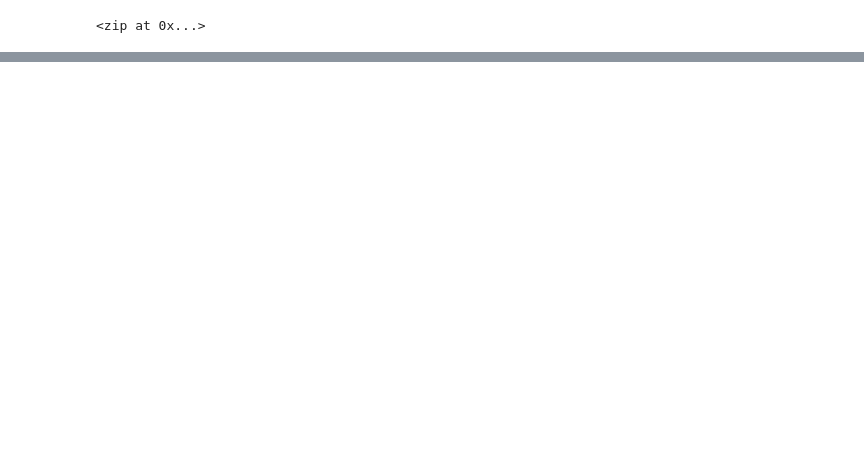
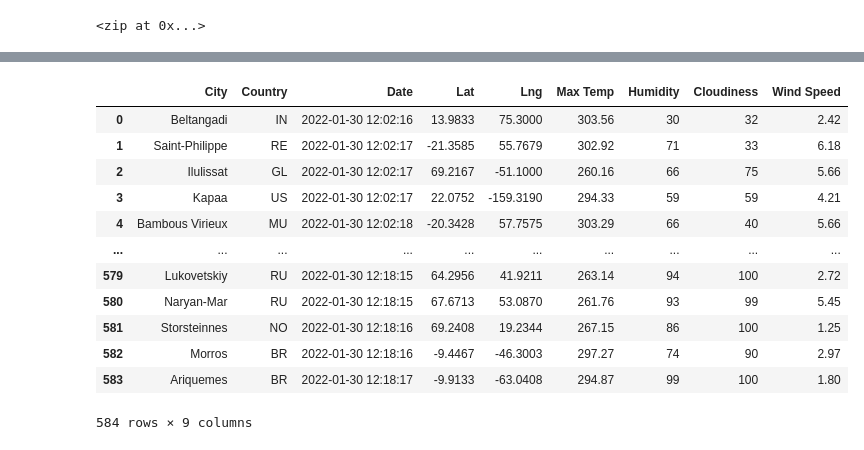
Before and after one commit to HibahAhmed/World_Weather_Analysis, a Jupyter notebook: WeatherPy.ipynb, the cells around one changed output, grey strips where cells are left out. Cells and saved outputs as stored; diff of their text form; code cells hidden in the pictures; blank space fills up the shorter version.

```diff
--- a/WeatherPy.ipynb
+++ b/WeatherPy.ipynb
@@ -39,5 +40,6 @@ import requests
 from config import weather_api_key
 # %%
 # Starting URL for Weather Map API Call.
-url = "http://api.openweathermap.org/data/2.5/weather?units=Imperial&APPID=" + weather_api_key
-print(url)
+#url = "http://api.openweathermap.org/data/2.5/weather?units=Imperial&APPID=" + weather_api_key
+#print(url)
+url = f"http://api.openweathermap.org/data/2.5/weather?&appid={weather_api_key}"
@@ -54,27 +54,13 @@ print("-----------------------------")
 record_count = 1
 set_count = 1
 
-# Loop through all the cities in our list.
-for i in range(len(cities)):
+# Loop through all the cities in the list.
+for i, city in enumerate(cities):
 
     # Group cities in sets of 50 for logging purposes.
     if (i % 50 == 0 and i >= 50):
         set_count += 1
         record_count = 1
-        time.sleep(60)
-
-    # Create endpoint URL with each city.
-    city_url = url + "&q=" + cities[i]
-
-# for i, item in enumerate(list):
-
-    # Loop through all the cities in the list.
-    for i, city in enumerate(cities):
-
-    # Group cities in sets of 50 for logging purposes.
-        if (i % 50 == 0 and i >= 50):
-            set_count += 1
-            record_count = 1
         time.sleep(60)
 
     # Create endpoint URL with each city.
@@ -132,0 +147,18 @@ df = df[new_column_order]
+# %%
+new_column_order = ["City", "Country", "Date", "Lat", "Lng","Max Temp", "Humidity", "Cloudiness", "Wind Speed"]
+city_data_df = city_data_df[new_column_order]
+display (city_data_df)
+# %% [output]
+|  | City | Country | Date | Lat | Lng | Max Temp | Humidity | Cloudiness | Wind Speed |
+| 0 | Beltangadi | IN | 2022-01-30 12:02:16 | 13.9833 | 75.3000 | 303.56 | 30 | 32 | 2.42 |
+| 1 | Saint-Philippe | RE | 2022-01-30 12:02:17 | -21.3585 | 55.7679 | 302.92 | 71 | 33 | 6.18 |
+| 2 | Ilulissat | GL | 2022-01-30 12:02:17 | 69.2167 | -51.1000 | 260.16 | 66 | 75 | 5.66 |
+| 3 | Kapaa | US | 2022-01-30 12:02:17 | 22.0752 | -159.3190 | 294.33 | 59 | 59 | 4.21 |
+| 4 | Bambous Virieux | MU | 2022-01-30 12:02:18 | -20.3428 | 57.7575 | 303.29 | 66 | 40 | 5.66 |
+| ... | ... | ... | ... | ... | ... | ... | ... | ... | ... |
+| 579 | Lukovetskiy | RU | 2022-01-30 12:18:15 | 64.2956 | 41.9211 | 263.14 | 94 | 100 | 2.72 |
+| 580 | Naryan-Mar | RU | 2022-01-30 12:18:15 | 67.6713 | 53.0870 | 261.76 | 93 | 99 | 5.45 |
+| 581 | Storsteinnes | NO | 2022-01-30 12:18:16 | 69.2408 | 19.2344 | 267.15 | 86 | 100 | 1.25 |
+| 582 | Morros | BR | 2022-01-30 12:18:16 | -9.4467 | -46.3003 | 297.27 | 74 | 90 | 2.97 |
+| 583 | Ariquemes | BR | 2022-01-30 12:18:17 | -9.9133 | -63.0408 | 294.87 | 99 | 100 | 1.80 |
+584 rows × 9 columns
```
Also changed, not shown: parts of 9 cells of this notebook, 3 other files.
